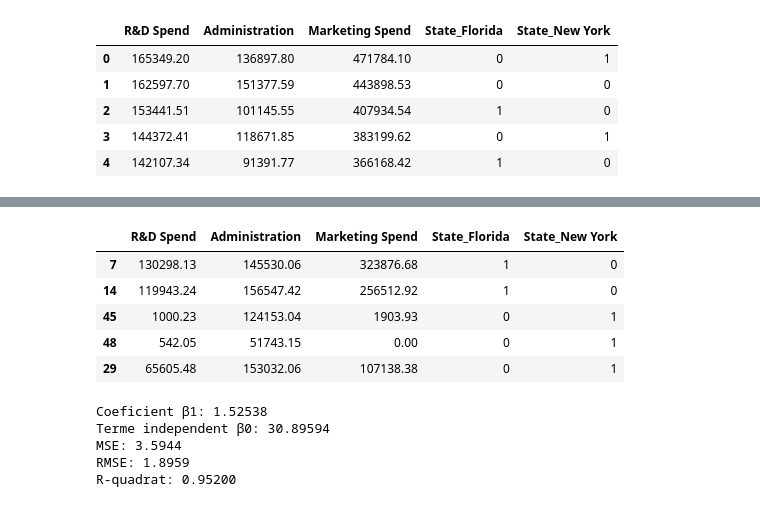
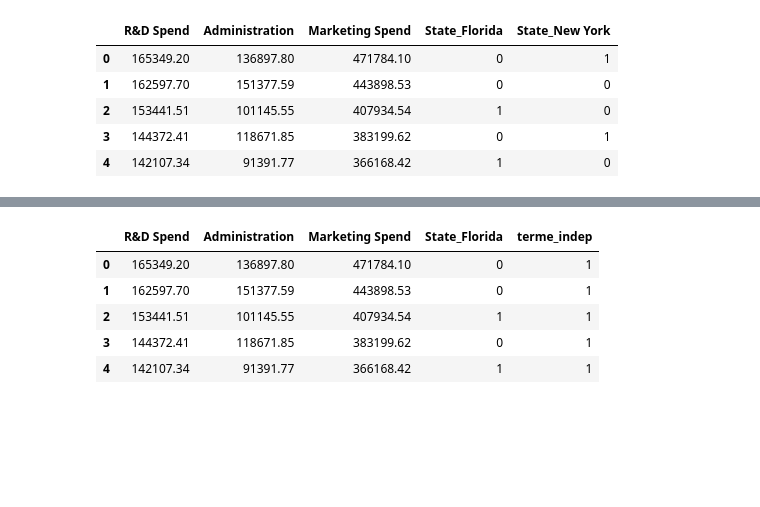
Before and after one commit to robertventura/sistemes-aprenentatge-automatic, a Jupyter notebook: 02_models_supervisats/021_regressio_lineal_multiple_backward.ipynb, the cells around one changed output, grey strips where cells are left out. Cells and saved outputs as stored; diff of their text form; code cells hidden in the pictures; blank space fills up the shorter version.

Commit message:
Afegeixo un exemple i exercici de regressio_lineal multiple

```diff
--- a/02_models_supervisats/021_regressio_lineal_multiple_backward.ipynb
+++ b/02_models_supervisats/021_regressio_lineal_multiple_backward.ipynb
@@ -125,0 +105,7 @@ Name: Profit, dtype: float64
+# %%
+import statsmodels.regression.linear_model as sm
+
+# Afegim una columne de 1's per simular la columna del terme independent B0
+x['terme_indep'] = 1;
+#x = np.append(arr = np.ones((50, 1)).astype(int), values = x, axis = 1)
+x.head()
@@ -125,0 +119,5 @@ Name: Profit, dtype: float64
+# %%
+## x_opt és el conjunt de variables independents òptimes / significatives
+## per predir la y.
+x_opt =  x.iloc[:, [0, 1, 2, 3, 4, 5]]
+x_opt.head()
@@ -126,35 +182,11 @@ Name: Profit, dtype: float64
 # %%
-x_train.head()
+# Eliminem State_New York
+x_opt = x_opt.drop(['State_New York'], axis=1)
+x_opt.head()
 # %% [output]
-|  | R&D Spend | Administration | Marketing Spend | State_Florida | State_New York |
-| 7 | 130298.13 | 145530.06 | 323876.68 | 1 | 0 |
-| 14 | 119943.24 | 156547.42 | 256512.92 | 1 | 0 |
-| 45 | 1000.23 | 124153.04 | 1903.93 | 0 | 1 |
-| 48 | 542.05 | 51743.15 | 0.00 | 0 | 1 |
-| 29 | 65605.48 | 153032.06 | 107138.38 | 0 | 1 |
+|  | R&D Spend | Administration | Marketing Spend | State_Florida | terme_indep |
+| 0 | 165349.20 | 136897.80 | 471784.10 | 0 | 1 |
+| 1 | 162597.70 | 151377.59 | 443898.53 | 0 | 1 |
+| 2 | 153441.51 | 101145.55 | 407934.54 | 1 | 1 |
+| 3 | 144372.41 | 118671.85 | 383199.62 | 0 | 1 |
+| 4 | 142107.34 | 91391.77 | 366168.42 | 1 | 1 |
-# %%
-from sklearn.metrics import mean_squared_error, r2_score
-
-# Mostrem els coeficent obtingut:
-print('Coeficient \u03B21: %.5f' % regression.coef_)
-
-# Valor del temre independent (X=0)
-print('Terme independent \u03B20: %.5f' % regression.intercept_)
-
-# Coeficient de R2
-#print("Coeficient de determinació R^2:", regression.score(x, y))
-
-# Error Quadràtic Mig (MSE)
-print("MSE: %.4f" % mean_squared_error(y_test, y_pred, squared=True))
-
-# Arrel de l'Error Quadràtic Mig (MSE)
-print("RMSE: %.4f" % mean_squared_error(y_test, y_pred,squared=False))
-
-# R-quadrat
-print('R-quadrat: %.5f' % r2_score(y_test, y_pred))
-# %% [output]
-Coeficient β1: 1.52538
-Terme independent β0: 30.89594
-MSE: 3.5944
-RMSE: 1.8959
-R-quadrat: 0.95200
```
Also changed, not shown: parts of 38 cells of this notebook.
